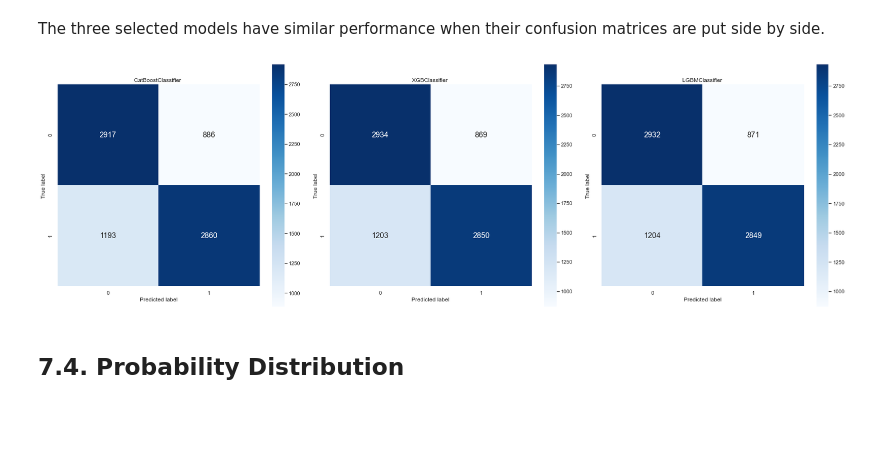
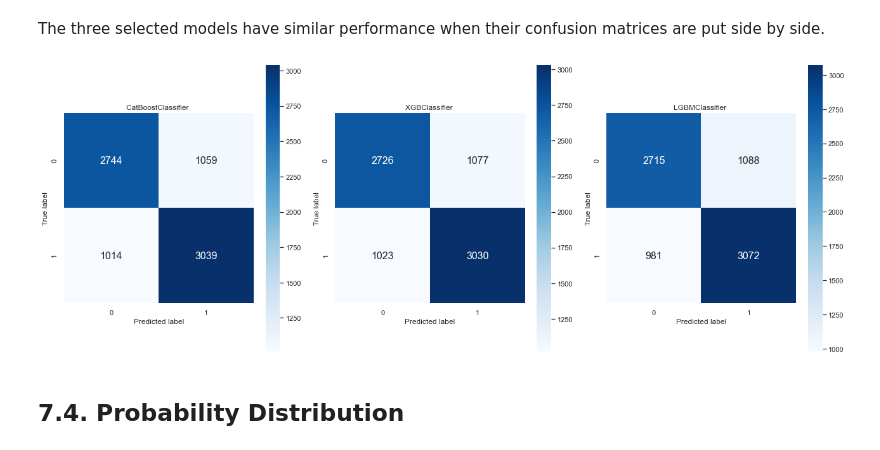
Before and after one commit to alanmaehara/cardiovascular-analysis, a Jupyter notebook: cardiovascular-diseases-002.ipynb, the cells around one changed output. Drawn from its saved outputs; the diff is of its cells as text; code cells hidden in the pictures; blank space fills up the shorter version.

```diff
--- a/cardiovascular-diseases-002.ipynb
+++ b/cardiovascular-diseases-002.ipynb
@@ -2274,7 +2269,7 @@ Since both precision and recall metrics are important for the business, the F1 s
 From the results below, three models have similar F1, precision, recall, and Brier scores: **CatBoost Classifier, XGB Classifier, and LGBM Classifier**.
 # %%
 # setting probability threshold for models
-threshold = 0.35
+threshold = 0.45
 
 # define algorithms
 models = [CatBoostClassifier(random_state=42, verbose=False),
@@ -2318,11 +2313,11 @@ The three selected models have similar performance when their confusion matrices
 # %%
 selected_models = [CatBoostClassifier(random_state=42, verbose=False),
           XGBClassifier(random_state=42),
           LGBMClassifier(random_state=42, n_jobs=-1)]
 
-multiple_confusion_matrices(1,3, X_valid, y_valid, selected_models, threshold)
+multiple_confusion_matrices(1,3, X_train, y_train, X_valid, y_valid, selected_models, threshold)
 # %% [output]
-[figure, old version]
+[figure, new version]
 # %% [markdown]
 ## 7.4. Probability Distribution
 # %% [markdown]
```
Also changed, not shown: parts of 18 cells of this notebook, 7 other files.
